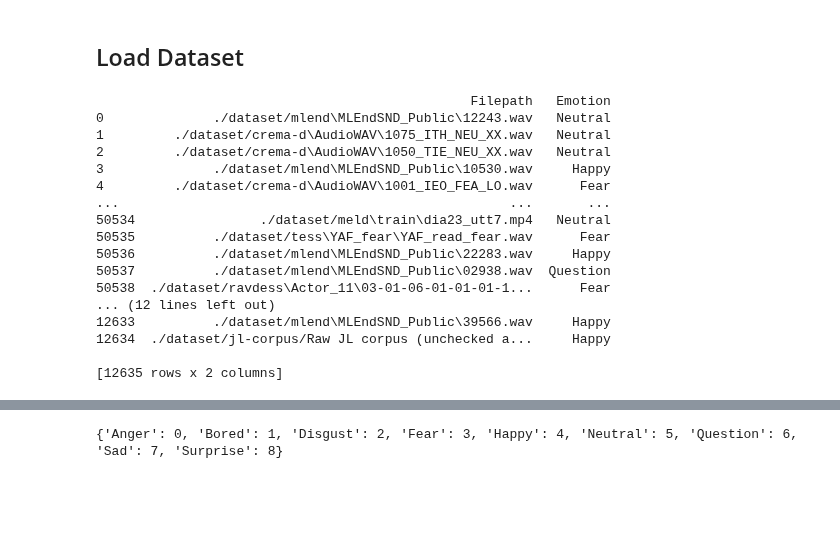
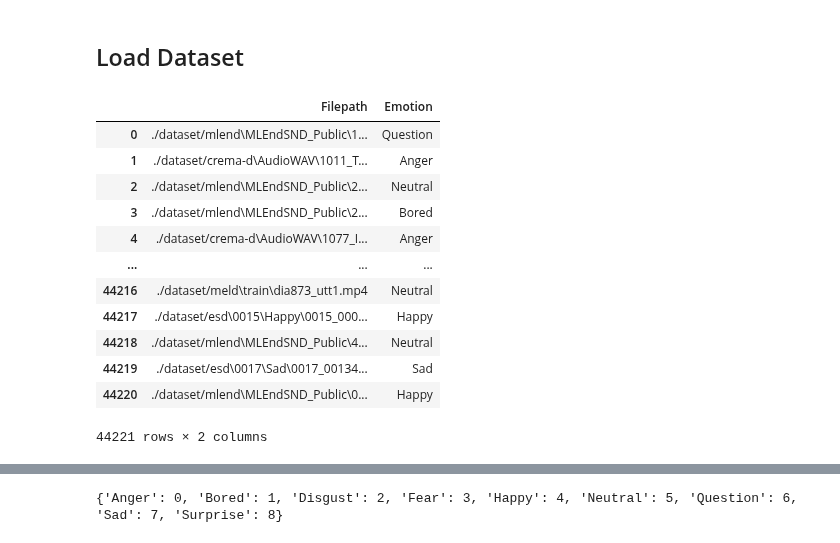
Before and after one commit to Fe-56/ai_project_ser, a Jupyter notebook: wav2vec2/wav2vec2-base-960h.ipynb, the cells around one changed output, grey strips where cells are left out. Saved outputs shown, nothing was run; the diff lists cells and outputs as text; code cells hidden in the pictures; blank space fills up the shorter version.

```diff
--- a/wav2vec2/wav2vec2-base-960h.ipynb
+++ b/wav2vec2/wav2vec2-base-960h.ipynb
@@ -33,23 +33,18 @@ df_train = df_train[['Filepath', 'Emotion']]
 df_test = pd.read_csv('../data/test_dataset.csv')
 df_test = df_test[['Filepath', 'Emotion']]
-# %%
-print(df_train)
-print(df_test)
-# %% [output]
-                                                Filepath   Emotion
-0              ./dataset/mlend\MLEndSND_Public\12243.wav   Neutral
-1         ./dataset/crema-d\AudioWAV\1075_ITH_NEU_XX.wav   Neutral
-2         ./dataset/crema-d\AudioWAV\1050_TIE_NEU_XX.wav   Neutral
-3              ./dataset/mlend\MLEndSND_Public\10530.wav     Happy
-4         ./dataset/crema-d\AudioWAV\1001_IEO_FEA_LO.wav      Fear
-...                                                  ...       ...
-50534                ./dataset/meld\train\dia23_utt7.mp4   Neutral
-50535          ./dataset/tess\YAF_fear\YAF_read_fear.wav      Fear
-50536          ./dataset/mlend\MLEndSND_Public\22283.wav     Happy
-50537          ./dataset/mlend\MLEndSND_Public\02938.wav  Question
-50538  ./dataset/ravdess\Actor_11\03-01-06-01-01-01-1...      Fear
-... (12 lines left out)
-12633          ./dataset/mlend\MLEndSND_Public\39566.wav     Happy
-12634  ./dataset/jl-corpus/Raw JL corpus (unchecked a...     Happy
-
-[12635 rows x 2 columns]
+# %%
+df_train
+# %% [output]
+|  | Filepath | Emotion |
+| 0 | ./dataset/mlend\MLEndSND_Public\1... | Question |
+| 1 | ./dataset/crema-d\AudioWAV\1011_T... | Anger |
+| 2 | ./dataset/mlend\MLEndSND_Public\2... | Neutral |
+| 3 | ./dataset/mlend\MLEndSND_Public\2... | Bored |
+| 4 | ./dataset/crema-d\AudioWAV\1077_I... | Anger |
+| ... | ... | ... |
+| 44216 | ./dataset/meld\train\dia873_utt1.mp4 | Neutral |
+| 44217 | ./dataset/esd\0015\Happy\0015_000... | Happy |
+| 44218 | ./dataset/mlend\MLEndSND_Public\4... | Neutral |
+| 44219 | ./dataset/esd\0017\Sad\0017_00134... | Sad |
+| 44220 | ./dataset/mlend\MLEndSND_Public\0... | Happy |
+44221 rows × 2 columns
```
Also changed, not shown: parts of 26 cells of this notebook, 5 other files.
